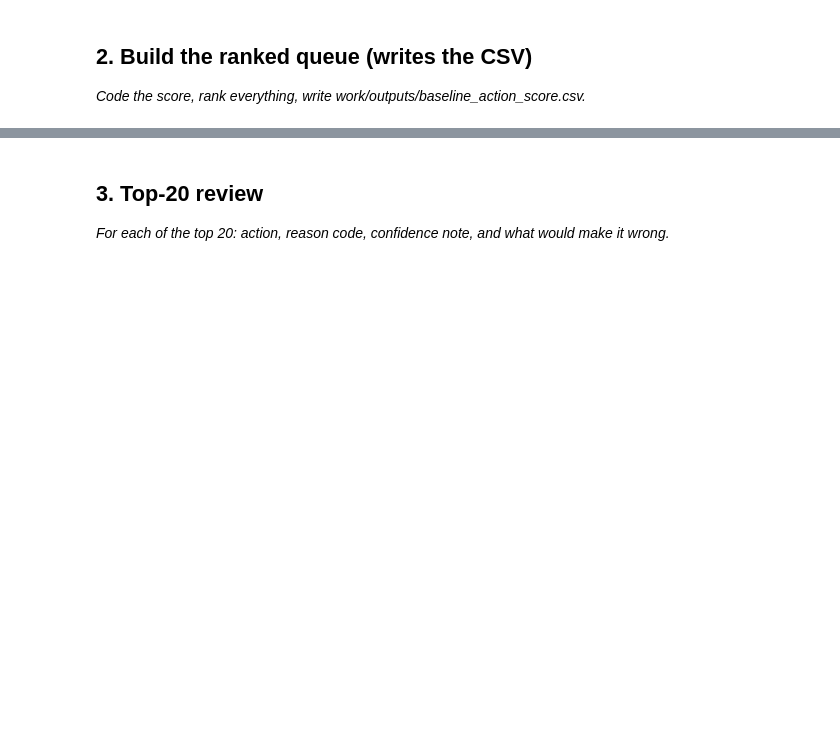
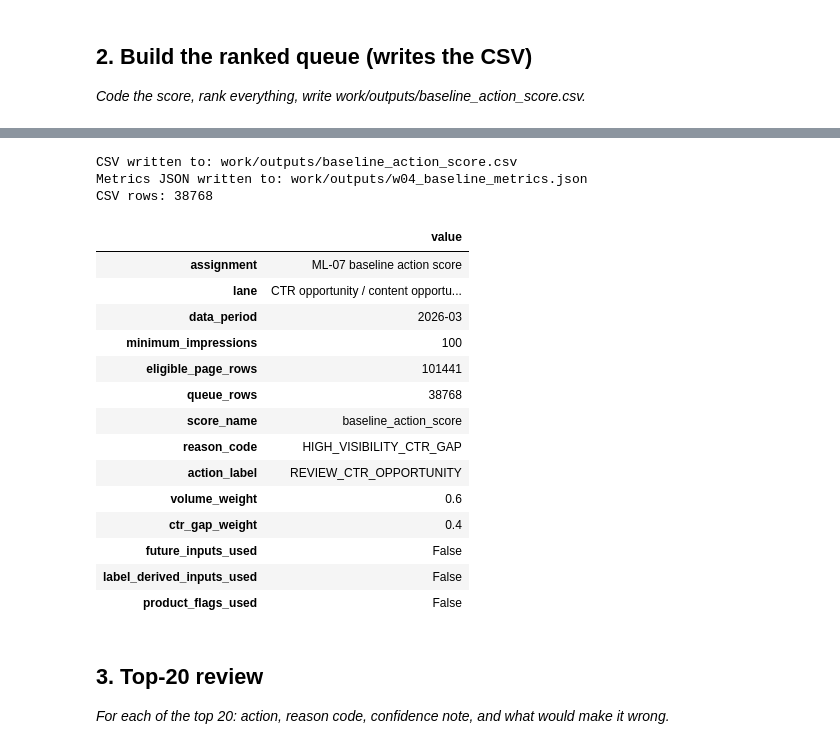
Before and after one commit to Mohidraheel/Machine-Learning-Practice, a Jupyter notebook: work/notebooks/w04_baseline_score.ipynb, the cells around one changed output, grey strips where cells are left out. Saved outputs shown, nothing was run; the diff lists cells and outputs as text; code cells hidden in the pictures; blank space fills up the shorter version.

Commit message:
Week 4 Assignment

```diff
--- a/work/notebooks/w04_baseline_score.ipynb
+++ b/work/notebooks/w04_baseline_score.ipynb
@@ -17,3 +554,63 @@ This skeleton is yours to fill. Work the sections **in order** — each one has
+# %%
+OUTPUT_DIR = Path("work/outputs")
+OUTPUT_DIR.mkdir(parents=True, exist_ok=True)
+
+csv_path = OUTPUT_DIR / "baseline_action_score.csv"
+
+queue.to_csv(
+    csv_path,
+    index=False,
+)
+
+metrics = {
+    "assignment": "ML-07 baseline action score",
+    "lane": "CTR opportunity / content opportunity scoring",
+    "data_period": "2026-03",
+    "minimum_impressions": 100,
+    "eligible_page_rows": int(len(frame)),
+    "queue_rows": int(len(queue)),
+    "score_name": "baseline_action_score",
+    "reason_code": "HIGH_VISIBILITY_CTR_GAP",
+    "action_label": "REVIEW_CTR_OPPORTUNITY",
+    "volume_weight": 0.60,
+    "ctr_gap_weight": 0.40,
+    "future_inputs_used": False,
+    "label_derived_inputs_used": False,
+    "product_flags_used": False,
+}
+
+metrics_path = OUTPUT_DIR / "w04_baseline_metrics.json"
+
+with open(metrics_path, "w", encoding="utf-8") as file:
+    json.dump(metrics, file, indent=2)
+
+print("CSV written to:", csv_path)
+print("Metrics JSON written to:", metrics_path)
+print("CSV rows:", len(queue))
+
+assert csv_path.exists()
+assert metrics_path.exists()
+
+display(pd.Series(metrics, name="value").to_frame())
+# %% [output]
+CSV written to: work/outputs/baseline_action_score.csv
+Metrics JSON written to: work/outputs/w04_baseline_metrics.json
+CSV rows: 38768
+|  | value |
+| assignment | ML-07 baseline action score |
+| lane | CTR opportunity / content opportu... |
+| data_period | 2026-03 |
+| minimum_impressions | 100 |
+| eligible_page_rows | 101441 |
+| queue_rows | 38768 |
+| score_name | baseline_action_score |
+| reason_code | HIGH_VISIBILITY_CTR_GAP |
+| action_label | REVIEW_CTR_OPPORTUNITY |
+| volume_weight | 0.6 |
+| ctr_gap_weight | 0.4 |
+| future_inputs_used | False |
+| label_derived_inputs_used | False |
+| product_flags_used | False |
 # %% [markdown]
 ## 3. Top-20 review
 
```
Also changed, not shown: parts of 24 cells of this notebook.
